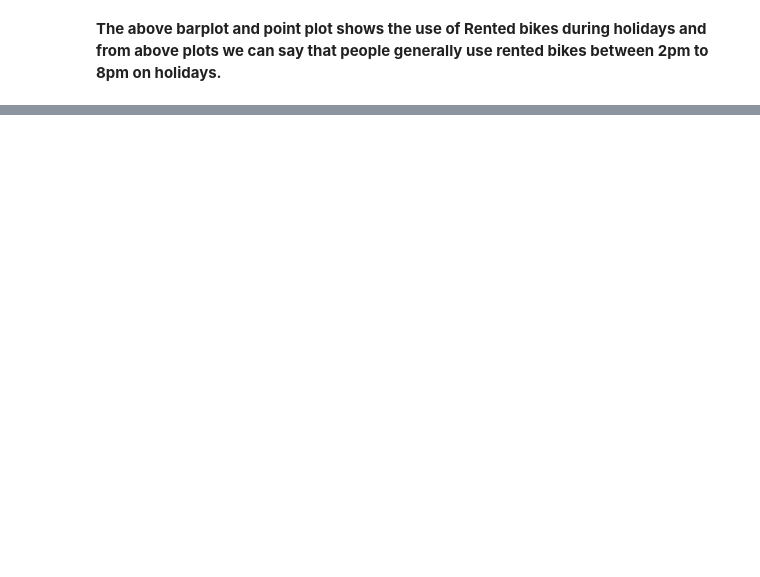
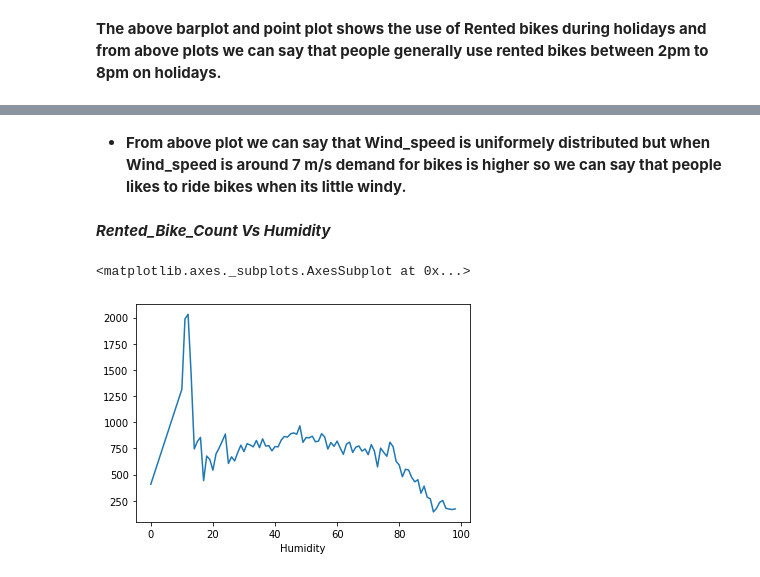
Before and after one commit to kiranahire03/Bike-Linear-Regression, a Jupyter notebook: Seoul_Bike_Sharing_Demand_Prediction.ipynb, the cells around one changed output, grey strips where cells are left out. Cells and saved outputs as stored; diff of their text form; code cells hidden in the pictures; blank space fills up the shorter version.

```diff
--- a/Seoul_Bike_Sharing_Demand_Prediction.ipynb
+++ b/Seoul_Bike_Sharing_Demand_Prediction.ipynb
@@ -452,0 +486,10 @@ plt.show()
+# %% [markdown]
+*   **From above plot we can say that Wind_speed is uniformely distributed but when Wind_speed is around 7 m/s demand for bikes is higher so we can say that people likes to ride bikes when its little windy.**
+# %% [markdown]
+***Rented_Bike_Count  Vs Humidity***
+# %%
+#plot to analyze the relationship between "Rented_Bike_Count" and "Humidity"
+bike_df.groupby('Humidity').mean()['Rented_Bike_Count'].plot()
+# %% [output]
+<matplotlib.axes._subplots.AxesSubplot at 0x...>
+[figure, added]
```
Also changed, not shown: parts of 20 cells of this notebook.
